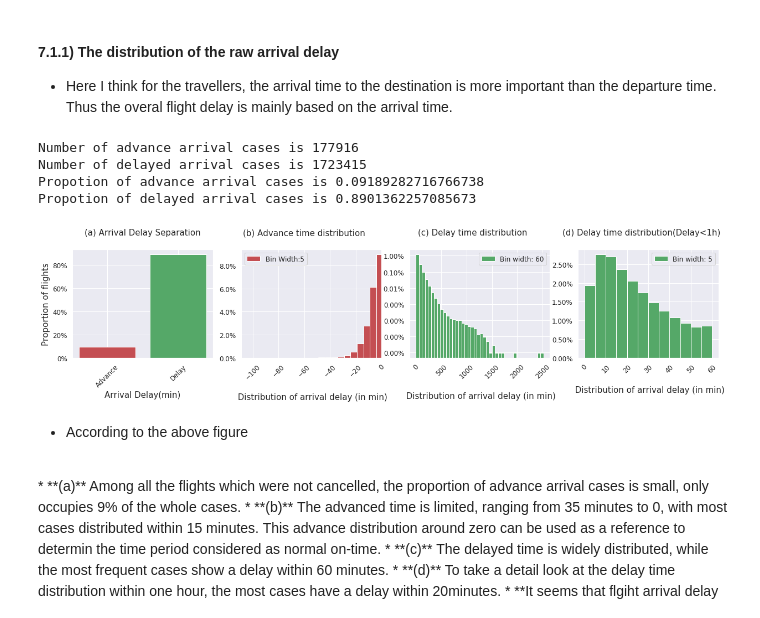
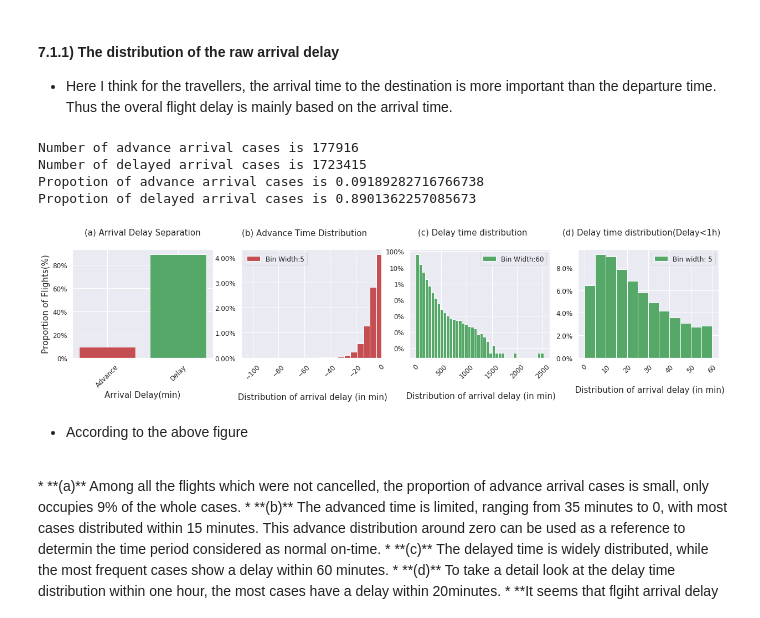
Before and after one commit to Wolfking2015/Final-Project-For-AML, a Jupyter notebook: final-project.ipynb, the cells around one changed output. Cells and saved outputs as stored; diff of their text form; code cells hidden in the pictures.

```diff
--- a/final-project.ipynb
+++ b/final-project.ipynb
@@ -227,12 +227,12 @@ Try to use a supervised methods to predict whether the flight has a high probabi
 # %%
 #Load the arrival delay of all the not cancelled flights
 ArrDelay_NotCancelled=data_airline[data_airline.Cancelled==0]['ArrDelay'];
-
+NumberOfTotalFlights_NotCancelled=np.size(ArrDelay_NotCancelled);
 #First measure the proportion of flights iwth arrival delay<0 and the proportion of flights iwth arrival delay>0
 NumOfNegativeArrDelay=np.sum(ArrDelay_NotCancelled<0)
 NumOfPositiveArrDelay= np.sum(ArrDelay_NotCancelled>0)
-PropOfNegativeArrDelay=NumOfNegativeArrDelay/np.size(ArrDelay_NotCancelled)
-PropOfPositiveArrDelay=NumOfPositiveArrDelay/np.size(ArrDelay_NotCancelled)
+PropOfNegativeArrDelay=NumOfNegativeArrDelay/NumberOfTotalFlights_NotCancelled
+PropOfPositiveArrDelay=NumOfPositiveArrDelay/NumberOfTotalFlights_NotCancelled
 print('Number of advance arrival cases is', NumOfNegativeArrDelay,'\nNumber of delayed arrival cases is',NumOfPositiveArrDelay)
 print('Propotion of advance arrival cases is', PropOfNegativeArrDelay,'\nPropotion of delayed arrival cases is',PropOfPositiveArrDelay)
 
@@ -243,7 +243,7 @@ plt.bar([1,2],[PropOfNegativeArrDelay,PropOfPositiveArrDelay],color=['r','g']);
 plt.xticks([1,2],['Advance','Delay'],rotation=45,fontsize=12);
 plt.yticks(fontsize=12);
 plt.xlabel('Arrival Delay(min)',fontsize=15,x=0.5,y=-0.5);
-plt.ylabel('Proportion of flights',fontsize=15,x=-10,y=0.5);
+plt.ylabel('Proportion of Flights(%)',fontsize=15,x=-10,y=0.5);
 plt.subplots_adjust(bottom=0.2) # make room for x-axis labels
 plt.title('(a) Arrival Delay Separation',fontsize=15,x=0.5,y=1.1);
 plt.gca().yaxis.set_major_formatter(PercentFormatter(1))
@@ -252,51 +252,66 @@ plt.grid(True)
 # (b) Plot the distribution of those flights arrived in advance
 AdvanceTime=ArrDelay_NotCancelled[ArrDelay_NotCancelled<0];
 Advance_Min=np.min(AdvanceTime)
-Bin_Advance=np.arange(Advance_Min,5,5)
+BinWidth_Advance=5 #Width of the bin for the histogram
+Bin_Advance=np.arange(Advance_Min,BinWidth_Advance,BinWidth_Advance)
+histAdvance,bins=np.histogram(AdvanceTime,bins=Bin_Advance)
+plotedge=bins[:-1]
+histAdvance=histAdvance/NumberOfTotalFlights_NotCancelled #Change the number of cases into the propotion
+
 plt.subplot(1,4,2)
 sns.set()
-plt.hist(AdvanceTime,bins=Bin_Advance,density=True, facecolor='r')
+plt.bar(plotedge, histAdvance, align='edge', width=BinWidth_Advance,color='r')
 plt.xlim([Advance_Min,0])
 plt.xticks(rotation=45,fontsize=12)
 plt.yticks(fontsize=12)
 plt.xlabel('\n Distribution of arrival delay (in min)',fontsize=15,x=0.5,y=-0.5)
-plt.legend(['Bin Width:5'],fontsize=12)
-plt.title('(b) Advance time distribution',fontsize=15,x=0.45,y=1.1)
+label='Bin Width:'+str(BinWidth_Advance)
+plt.legend([label],fontsize=12)
+plt.title('(b) Advance Time Distribution',fontsize=15,x=0.45,y=1.1)
+plt.gca().yaxis.set_major_formatter(PercentFormatter(1))
 plt.subplots_adjust(left=-1.8) # make room for yticks
-plt.gca().yaxis.set_major_formatter(PercentFormatter(1))
 
 # (c) Plot the distribution of those flights arrived delayed
 DelayTime=ArrDelay_NotCancelled[ArrDelay_NotCancelled>0];
 Delay_Max=np.max(DelayTime)
-Bin_Delay=np.arange(0,Delay_Max+60,60)
+BinWidth_Delay=60 #Width of the bin for the histogram
+Bin_Delay=np.arange(0,Delay_Max+BinWidth_Delay,BinWidth_Delay)
+histDelay,bins=np.histogram(DelayTime,bins=Bin_Delay)
+plotedge=bins[:-1]
+histDelay=histDelay/NumberOfTotalFlights_NotCancelled #Change the number of cases into the propotion
+
 plt.subplot(1,4,3)
 sns.set()
-plt.hist(DelayTime,bins=Bin_Delay,density=True,log=True,facecolor='g',edgecolor='w');
+plt.bar(plotedge, histDelay, align='edge',log=True, width=BinWidth_Delay,color='g')
 plt.xticks(rotation=45,fontsize=12);
 plt.yticks(fontsize=12);
 plt.xlabel('\n Distribution of arrival delay (in min)',fontsize=15,x=0.5,y=-0.5);
-plt.legend(['Bin width: 60'],fontsize=12);
+label='Bin Width:'+str(BinWidth_Delay)
+plt.legend([label],fontsize=12);
 plt.title('(c) Delay time distribution',fontsize=15,x=0.45,y=1.1);
 plt.gca().yaxis.set_major_formatter(PercentFormatter(1))
 
 # (d) Plot the distribution of those flight delayed within one hour
 DelayTimeWithinOneHour=DelayTime[DelayTime<60.1]
 Bin_Delay_Short=np.arange(0,65,5)
+histDelayShort,bins=np.histogram(DelayTimeWithinOneHour,bins=Bin_Delay_Short)
+histDelayShort=histDelayShort/NumberOfTotalFlights_NotCancelled
+plotedge=bins[:-1]
 plt.subplot(1,4,4)
 sns.set()
-plt.hist(DelayTimeWithinOneHour,bins=Bin_Delay_Short,density=True,facecolor='g',edgecolor='w');
+plt.bar(plotedge, histDelayShort, align='edge', width=5,color='g')
 plt.xticks(rotation=45,fontsize=12);
 plt.yticks(fontsize=12);
 plt.xlabel('\n Distribution of arrival delay (in min)',fontsize=15,x=0.5,y=-0.5);
 plt.legend(['Bin width: 5'],fontsize=12);
 plt.title('(d) Delay time distribution(Delay<1h)',fontsize=15,x=0.45,y=1.1);
 plt.gca().yaxis.set_major_formatter(PercentFormatter(1))
 # %% [output]
 Number of advance arrival cases is 177916
 Number of delayed arrival cases is 1723415
 Propotion of advance arrival cases is 0.09189282716766738
 Propotion of delayed arrival cases is 0.8901362257085673
-[figure, old version]
+[figure, new version]
 # %% [markdown]
 * According to the above figure
 <br>
```
Also changed, not shown: parts of 4 cells of this notebook.
